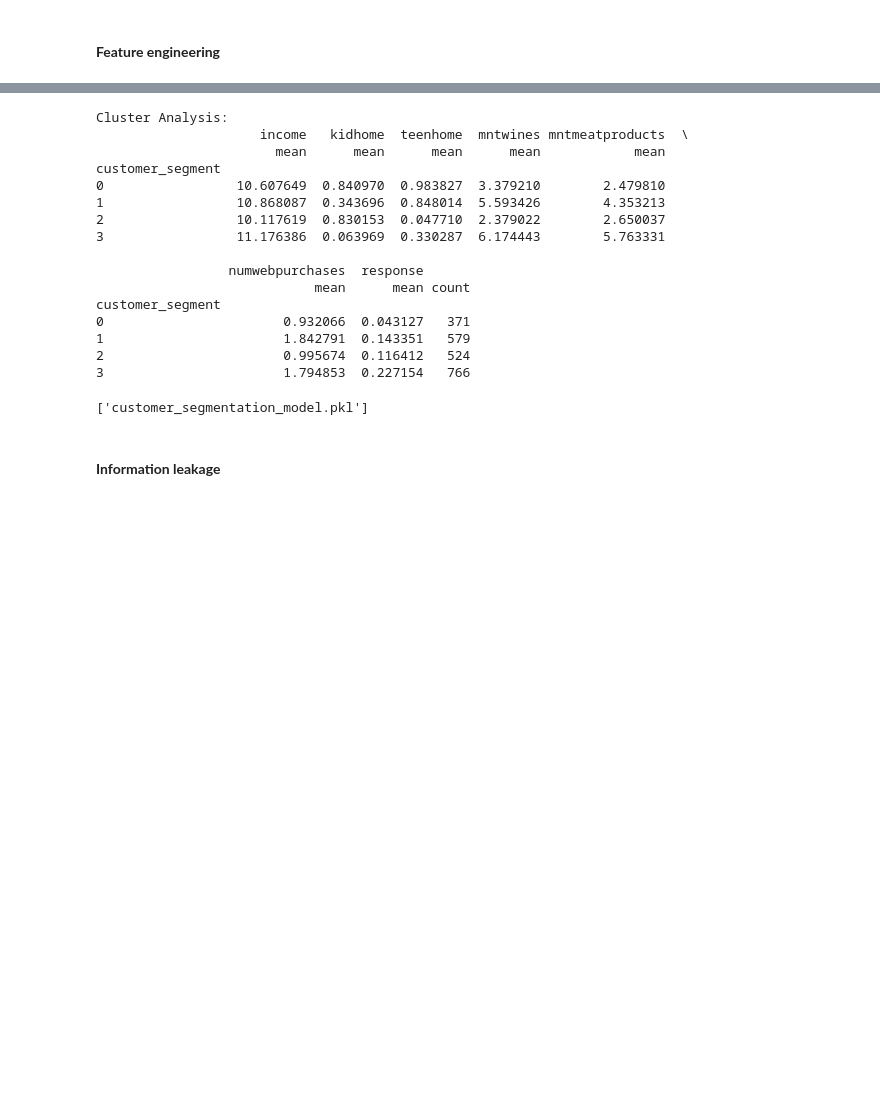
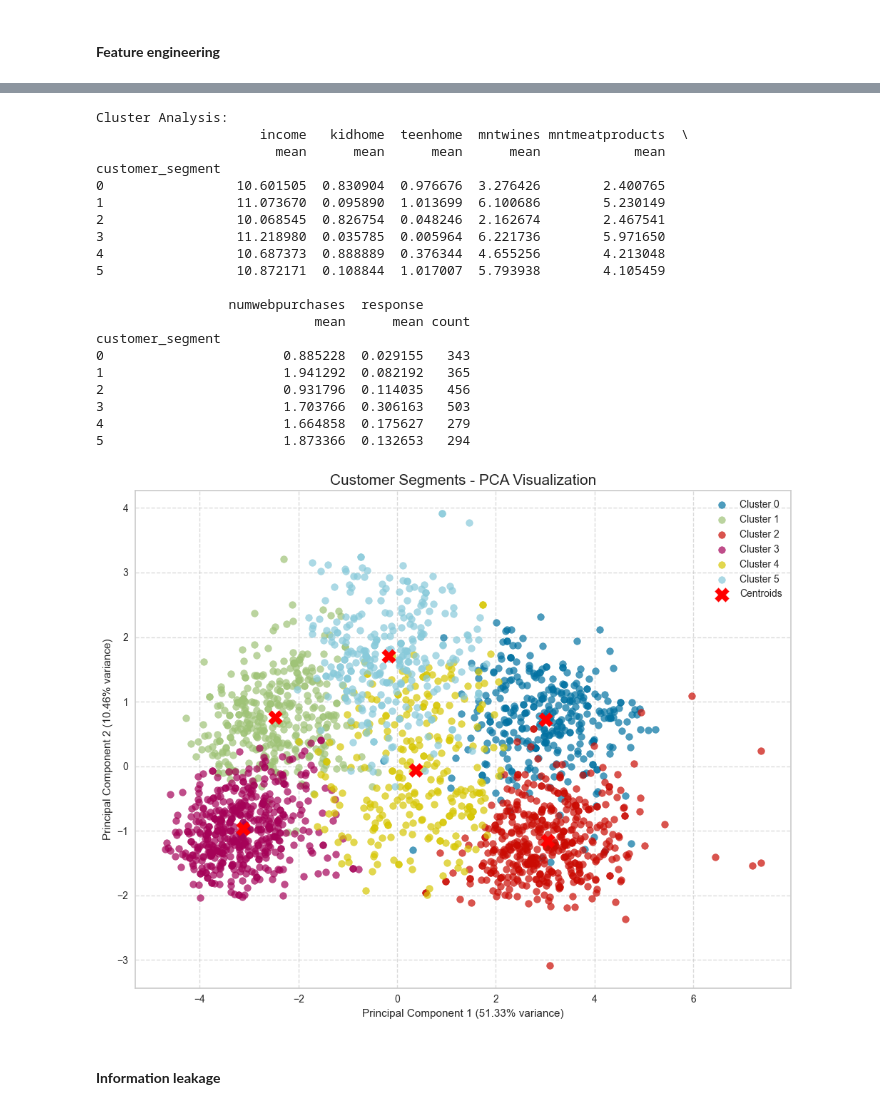
Before and after one commit to jdovalle10/Superstore-Marketing-Campaign, a Jupyter notebook: prepocessing_v1.ipynb, the cells around one changed output, grey strips where cells are left out. Cells and saved outputs as stored; diff of their text form; code cells hidden in the pictures; blank space fills up the shorter version.

Commit message:
No changes from the previous code just re ran with more clusters

```diff
--- a/prepocessing_v1.ipynb
+++ b/prepocessing_v1.ipynb
@@ -642,45 +688,47 @@ print("Identifying and transforming skewed features")
 data, transformed_features = identify_and_transform_skewed_features(data, threshold=1.0)
 
 print("Implementing K-means clustering for customer segmentation")
-data, kmeans_model = implement_kmeans_segmentation(data, n_clusters=4, random_state=42)
-
-joblib.dump(kmeans_model, 'customer_segmentation_model.pkl')
+data, kmeans_model = implement_kmeans_segmentation(data, n_clusters=6, random_state=42)
 # %% [output]
 Identifying and transforming skewed features
 Features with skewness > 1.0:
 income: 6.80
 mntwines: 1.18
 mntfruits: 2.10
 mntmeatproducts: 2.08
 mntfishproducts: 1.92
 mntsweetproducts: 2.14
 mntgoldprods: 1.89
 numdealspurchases: 2.42
 numwebpurchases: 1.38
 numcatalogpurchases: 1.88
 ... (19 lines left out)
 numdealspurchases: 0.67
 numwebpurchases: -0.26
 numcatalogpurchases: 0.13
 Implementing K-means clustering for customer segmentation
 [figure]
 Cluster Analysis:
                      income   kidhome  teenhome  mntwines mntmeatproducts  \
                        mean      mean      mean      mean            mean
 customer_segment
-0                 10.607649  0.840970  0.983827  3.379210        2.479810
-1                 10.868087  0.343696  0.848014  5.593426        4.353213
-2                 10.117619  0.830153  0.047710  2.379022        2.650037
-3                 11.176386  0.063969  0.330287  6.174443        5.763331
+0                 10.601505  0.830904  0.976676  3.276426        2.400765
+1                 11.073670  0.095890  1.013699  6.100686        5.230149
+2                 10.068545  0.826754  0.048246  2.162674        2.467541
+3                 11.218980  0.035785  0.005964  6.221736        5.971650
+4                 10.687373  0.888889  0.376344  4.655256        4.213048
+5                 10.872171  0.108844  1.017007  5.793938        4.105459
 
                  numwebpurchases  response
                             mean      mean count
 customer_segment
-0                       0.932066  0.043127   371
-1                       1.842791  0.143351   579
-2                       0.995674  0.116412   524
-3                       1.794853  0.227154   766
+0                       0.885228  0.029155   343
+1                       1.941292  0.082192   365
+2                       0.931796  0.114035   456
+3                       1.703766  0.306163   503
+4                       1.664858  0.175627   279
+5                       1.873366  0.132653   294
-['customer_segmentation_model.pkl']
+[figure, added]
 # %% [markdown]
 #### **Information leakage**
 # %%
```
Also changed, not shown: parts of 2 cells of this notebook.
